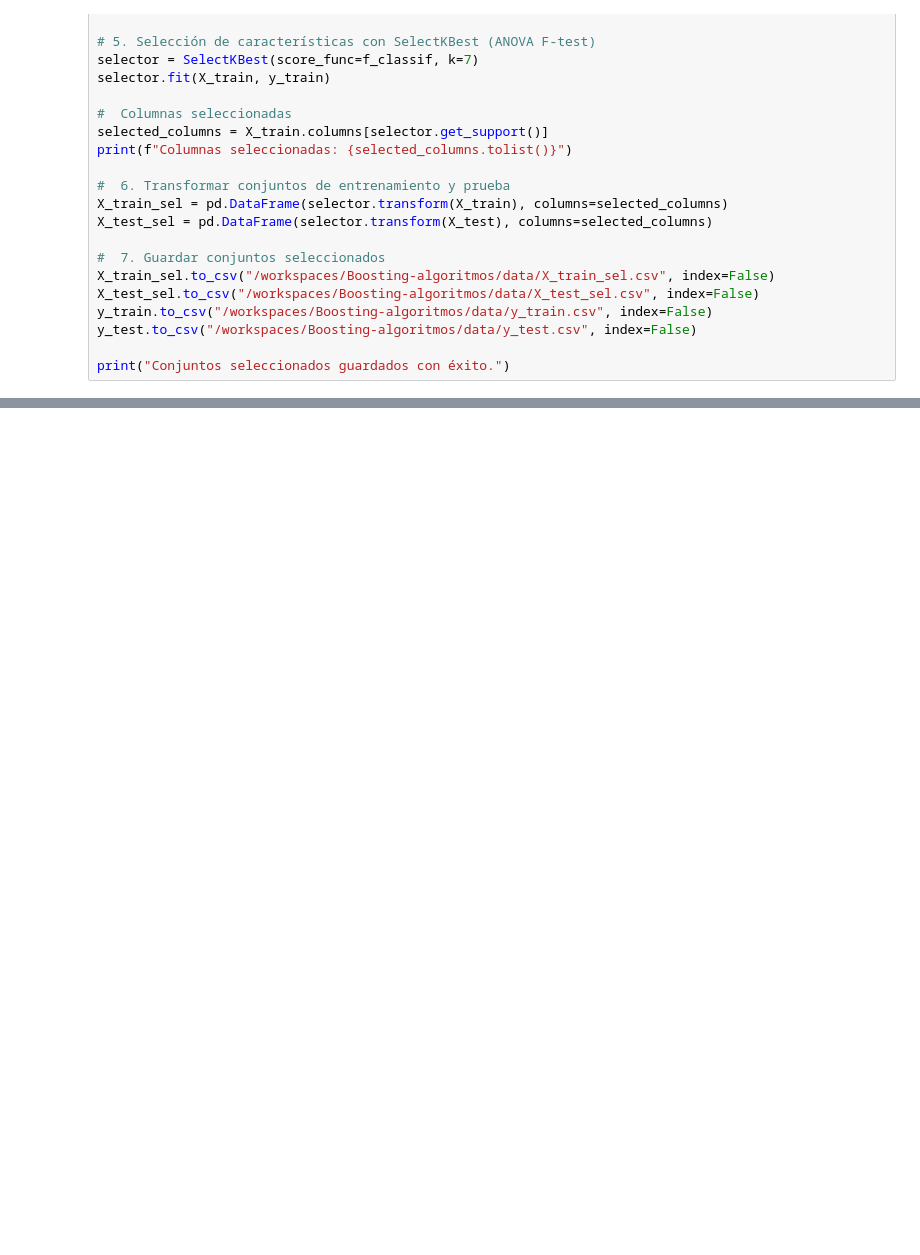
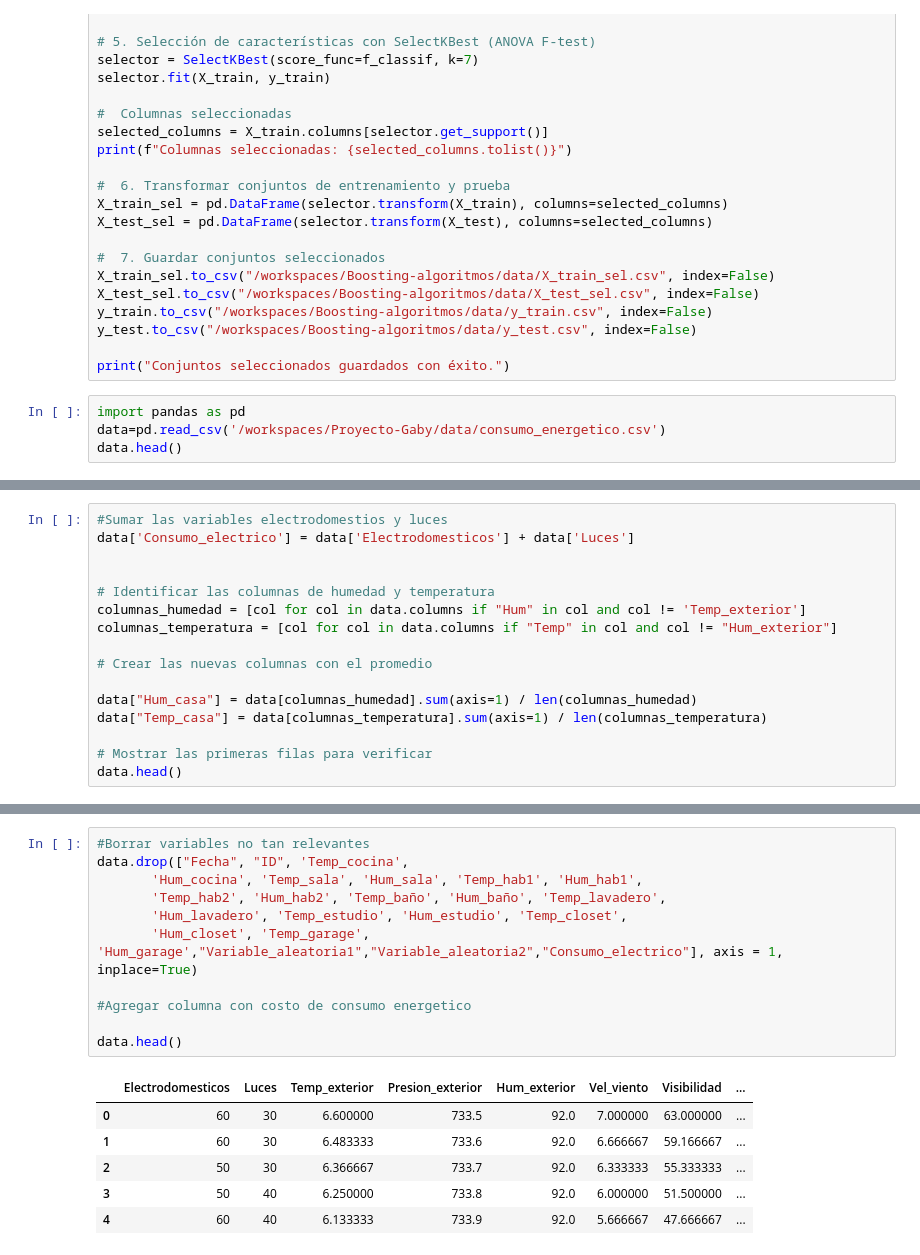
Before and after one commit to Gabymoctezuma/Proyecto-Gaby, a Jupyter notebook: src/explore.ipynb, the cells around one changed output, grey strips where cells are left out. Cells and saved outputs as stored; diff of their text form; blank space fills up the shorter version.

```diff
--- a/src/explore.ipynb
+++ b/src/explore.ipynb
@@ -554,3 +554,7 @@ y_train.to_csv("/workspaces/Boosting-algoritmos/data/y_train.csv", index=False)
 y_test.to_csv("/workspaces/Boosting-algoritmos/data/y_test.csv", index=False)
 
 print("Conjuntos seleccionados guardados con éxito.")
+# %%
+import pandas as pd
+data=pd.read_csv('/workspaces/Proyecto-Gaby/data/consumo_energetico.csv')
+data.head()
@@ -556,0 +569,16 @@ print("Conjuntos seleccionados guardados con éxito.")
+# %%
+#Sumar las variables electrodomestios y luces
+data['Consumo_electrico'] = data['Electrodomesticos'] + data['Luces']
+
+
+# Identificar las columnas de humedad y temperatura
+columnas_humedad = [col for col in data.columns if "Hum" in col and col != 'Temp_exterior']
+columnas_temperatura = [col for col in data.columns if "Temp" in col and col != "Hum_exterior"]
+
+# Crear las nuevas columnas con el promedio
+
+data["Hum_casa"] = data[columnas_humedad].sum(axis=1) / len(columnas_humedad)
+data["Temp_casa"] = data[columnas_temperatura].sum(axis=1) / len(columnas_temperatura)
+
+# Mostrar las primeras filas para verificar
+data.head()
@@ -556,0 +593,18 @@ print("Conjuntos seleccionados guardados con éxito.")
+# %%
+#Borrar variables no tan relevantes
+data.drop(["Fecha", "ID", 'Temp_cocina',
+       'Hum_cocina', 'Temp_sala', 'Hum_sala', 'Temp_hab1', 'Hum_hab1',
+       'Temp_hab2', 'Hum_hab2', 'Temp_baño', 'Hum_baño', 'Temp_lavadero',
+       'Hum_lavadero', 'Temp_estudio', 'Hum_estudio', 'Temp_closet',
+       'Hum_closet', 'Temp_garage', 'Hum_garage',"Variable_aleatoria1","Variable_aleatoria2","Consumo_electrico"], axis = 1, inplace=True)
+
+#Agregar columna con costo de consumo energetico
+
+data.head()
+# %% [output]
+|  | Electrodomesticos | Luces | Temp_exterior | Presion_exterior | Hum_exterior | Vel_viento | Visibilidad | ... |
+| 0 | 60 | 30 | 6.600000 | 733.5 | 92.0 | 7.000000 | 63.000000 | ... |
+| 1 | 60 | 30 | 6.483333 | 733.6 | 92.0 | 6.666667 | 59.166667 | ... |
+| 2 | 50 | 30 | 6.366667 | 733.7 | 92.0 | 6.333333 | 55.333333 | ... |
+| 3 | 50 | 40 | 6.250000 | 733.8 | 92.0 | 6.000000 | 51.500000 | ... |
+| 4 | 60 | 40 | 6.133333 | 733.9 | 92.0 | 5.666667 | 47.666667 | ... |
```
Also changed, not shown: parts of 13 cells of this notebook.
